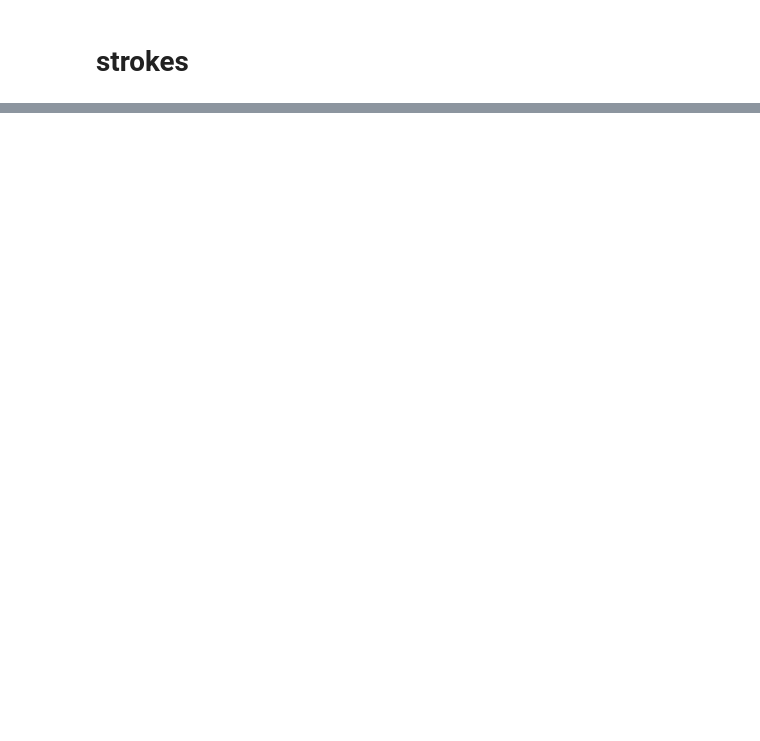
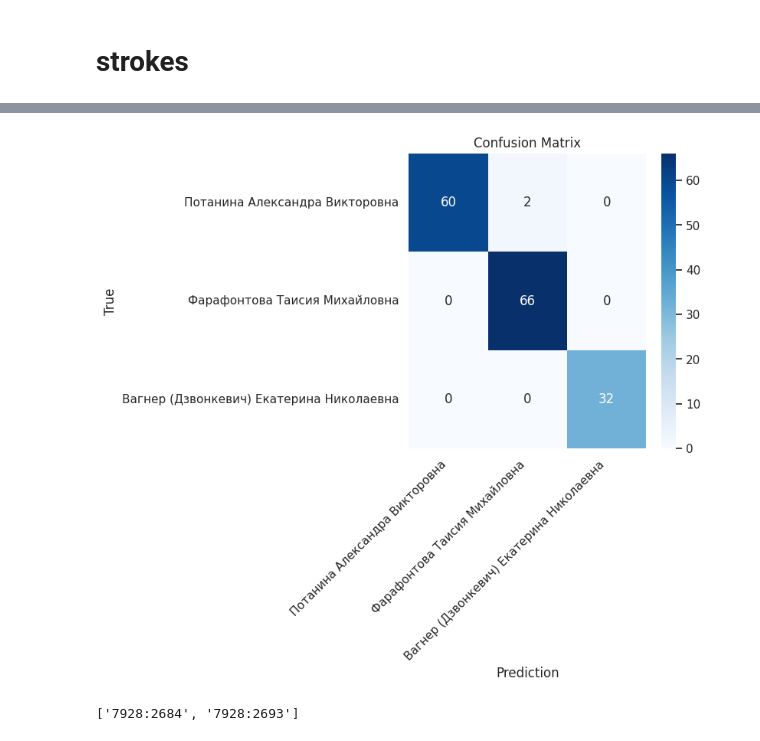
Before and after one commit to Natalka-Pro/Potanin, a Jupyter notebook: Colab Notebooks/Potanin.ipynb, the cells around one changed output, grey strips where cells are left out. Saved outputs shown, nothing was run; the diff lists cells and outputs as text; code cells hidden in the pictures; blank space fills up the shorter version.

```diff
--- a/Colab Notebooks/Potanin.ipynb
+++ b/Colab Notebooks/Potanin.ipynb
@@ -1526,0 +1923,49 @@ trainer.train(train_loader, val_loader, n_epochs = 30)
+# %%
+images2strokes = defaultdict(list)
+
+def namefile(path):
+    return path.split("/")[-1]
+
+for path in paths:
+    # path ~ КККМ ОФ 7928:98 Агафонов # 2.png
+
+    _, cls, picname = path.split("/")
+
+    picname = os.path.splitext(picname)[0]
+
+    name, num_str = picname.split(" # ")
+
+    num_pic, *_ = name.strip().split()[2:] # "КККМ", "ОФ" выкинуть
+
+    images2strokes[num_pic].append((path, cls))
+# %%
+list_pred = []
+list_true = []
+
+fails = []
+
+for image, paths in images2strokes.items():
+    paths, classes = zip(*paths)
+    cls = classes[0]
+
+    list_probs = [paths2prob[path] for path in paths]
+    list_probs = torch.vstack(list_probs)
+
+    prob_optimal = torch.mean(list_probs, dim=0)
+
+    pred = torch.argmax(prob_optimal).item()
+    true = dataset.dir2cls[cls]
+
+    if pred != true:
+        fails.append(image)
+
+    list_pred.append(pred)
+    list_true.append(true)
+# %%
+conf_matrix(list_true, list_pred, dataset.cls2dir)
+# %% [output]
+[figure, added]
+# %%
+fails
+# %% [output]
+['7928:2684', '7928:2693']
```
Also changed, not shown: parts of 38 cells of this notebook, 1 other file.
